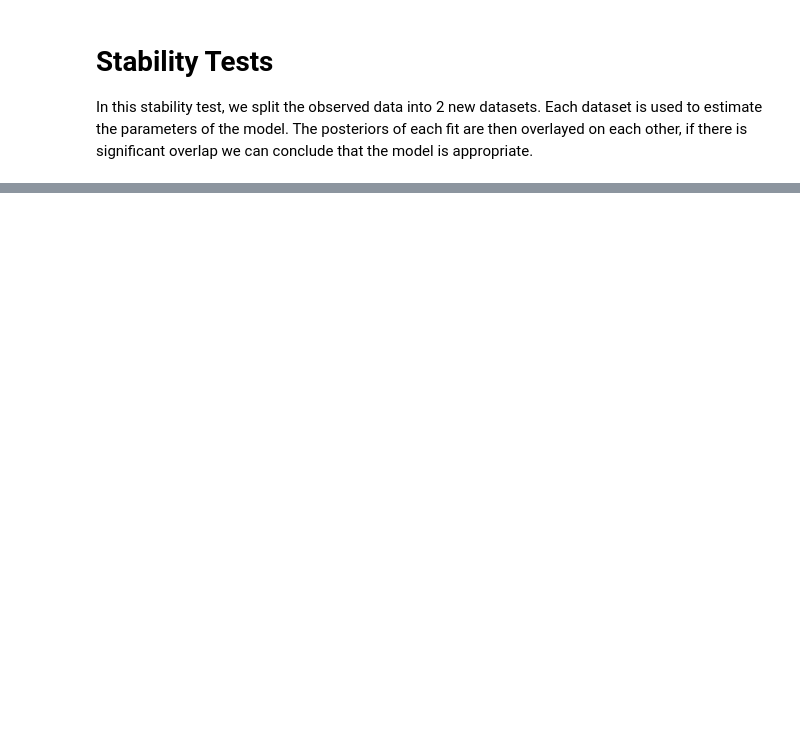
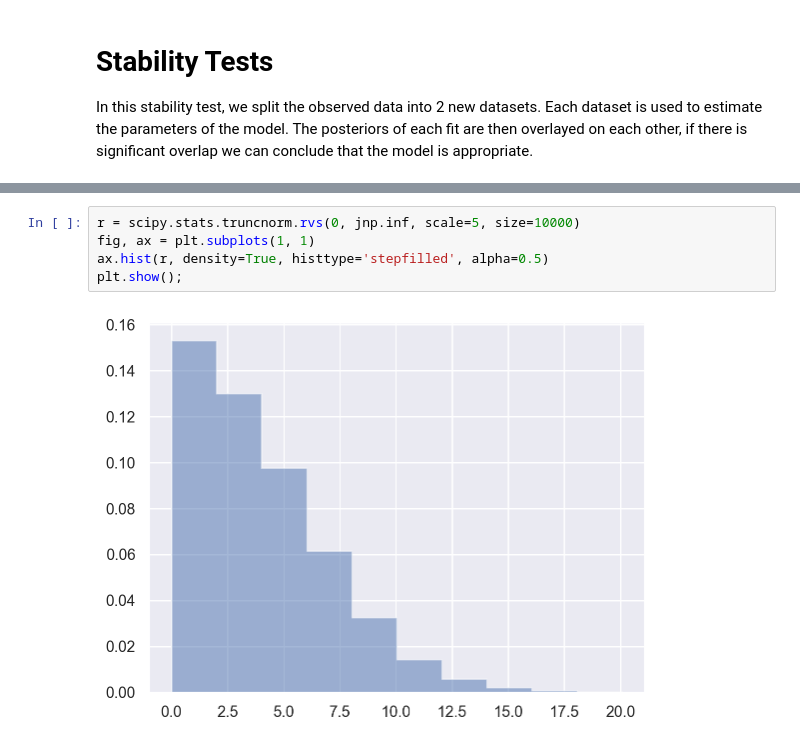
Before and after one commit to jramkiss/sv-stability-tests, a Jupyter notebook: Nymblom-Experiments.ipynb, the cells around one changed output, grey strips where cells are left out. Drawn from its saved outputs; the diff is of its cells as text; blank space fills up the shorter version.

```diff
--- a/Nymblom-Experiments.ipynb
+++ b/Nymblom-Experiments.ipynb
@@ -169,0 +179,7 @@ g.map(sns.histplot, "value");
+# %%
+r = scipy.stats.truncnorm.rvs(0, jnp.inf, scale=5, size=10000)
+fig, ax = plt.subplots(1, 1)
+ax.hist(r, density=True, histtype='stepfilled', alpha=0.5)
+plt.show();
+# %% [output]
+[figure, added]
```
Also changed, not shown: parts of 10 cells of this notebook.
